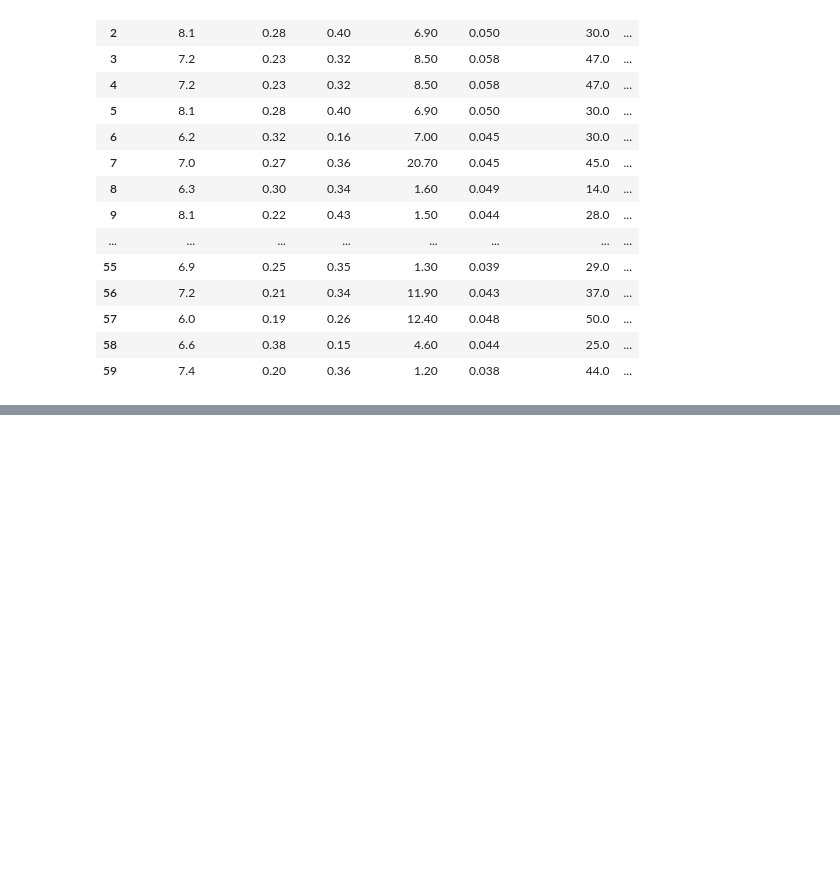
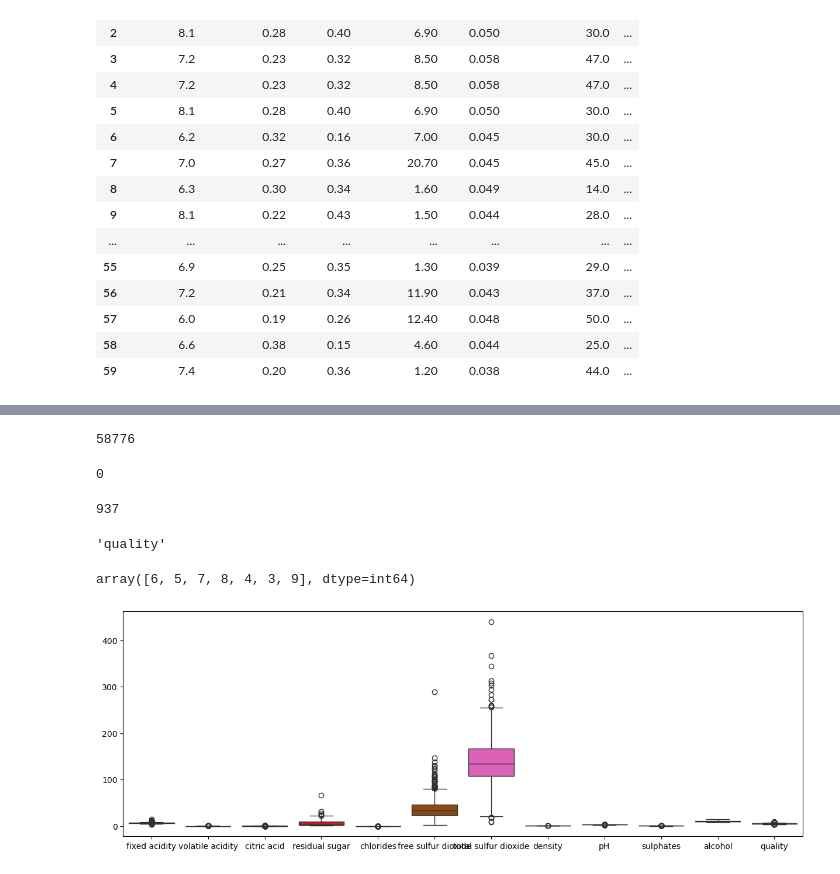
Before and after one commit to Elijoelemile/ANALYSE_DESCRIPTIVE_DUN_DATASET, a Jupyter notebook: Qualité du vin.ipynb, the cells around one changed output, grey strips where cells are left out. Drawn from its saved outputs; the diff is of its cells as text; code cells hidden in the pictures; blank space fills up the shorter version.

Commit message:
Exploration des données

```diff
--- a/Qualité du vin.ipynb
+++ b/Qualité du vin.ipynb
@@ -51,0 +103,39 @@ data.head(60)
+# %%
+# Nombre total de données du DataFrame
+
+nbrdonnee=4898*12
+nbrdonnee
+# %% [output]
+58776
+# %%
+# Nombre de données manquantes
+
+data.isna().sum().sum()
+# %% [output]
+0
+# %%
+# Nombre de données dupliquées
+
+data.duplicated().sum()
+# %% [output]
+937
+# %%
+# Quelle est la variable à prédire?
+
+'quality'
+# %% [output]
+'quality'
+# %%
+# Savoir si la variable à prédire est continue ou discrète
+
+data['quality'].unique()
+# %% [output]
+array([6, 5, 7, 8, 4, 3, 9], dtype=int64)
+# %%
+# Savoir si nous avons la présence de données aberrantes
+
+plt.figure(figsize=(15,5))
+sns.boxplot(data=data, palette='bright')
+plt.show()
+# %% [output]
+[figure, added]
```
Also changed, not shown: parts of 5 cells of this notebook.
